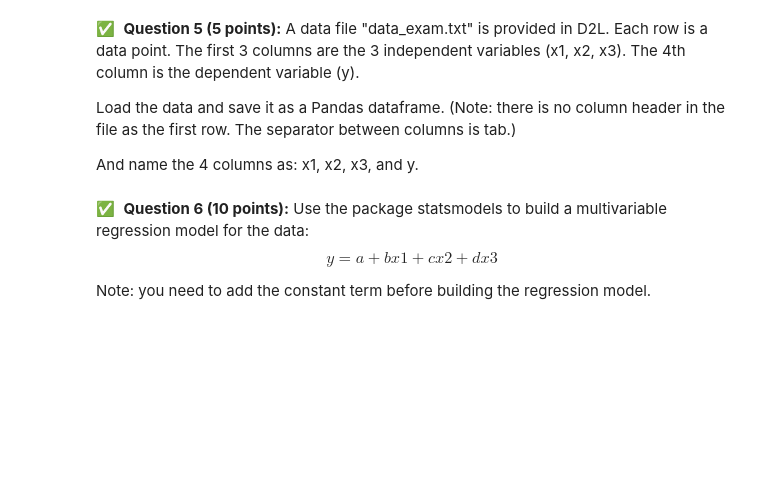
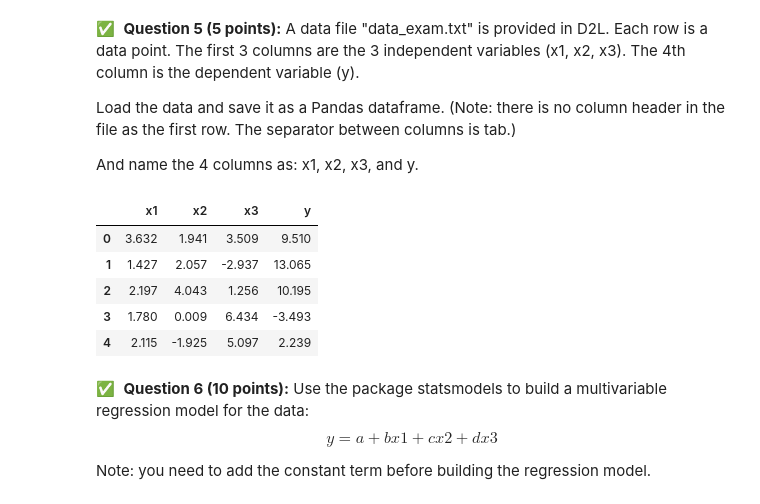
Before and after one commit to Rajmeet/cmse202-s22-turnin, a Jupyter notebook: final/CMSE202-Final-Section-002-RajmeetSinghChandok.ipynb, the cells around one changed output. Saved outputs shown, nothing was run; the diff lists cells and outputs as text; code cells hidden in the pictures; blank space fills up the shorter version.

```diff
--- a/final/CMSE202-Final-Section-002-RajmeetSinghChandok.ipynb
+++ b/final/CMSE202-Final-Section-002-RajmeetSinghChandok.ipynb
@@ -119,3 +116,15 @@ import pandas as pd;
+# %%
+import pandas as pd
+df = pd.read_csv('data_exam.txt',sep='\t')
+df.columns = ['x1','x2','x3','y']
+df.head()
+# %% [output]
+|  | x1 | x2 | x3 | y |
+| 0 | 3.632 | 1.941 | 3.509 | 9.510 |
+| 1 | 1.427 | 2.057 | -2.937 | 13.065 |
+| 2 | 2.197 | 4.043 | 1.256 | 10.195 |
+| 3 | 1.780 | 0.009 | 6.434 | -3.493 |
+| 4 | 2.115 | -1.925 | 5.097 | 2.239 |
 # %% [markdown]
 &#9989;&nbsp; **Question 6 (10 points):** Use the package statsmodels to build a multivariable regression model for the data: $$y=a + bx1 + cx2 + dx3$$
 
```
Also changed, not shown: parts of 9 cells of this notebook.
